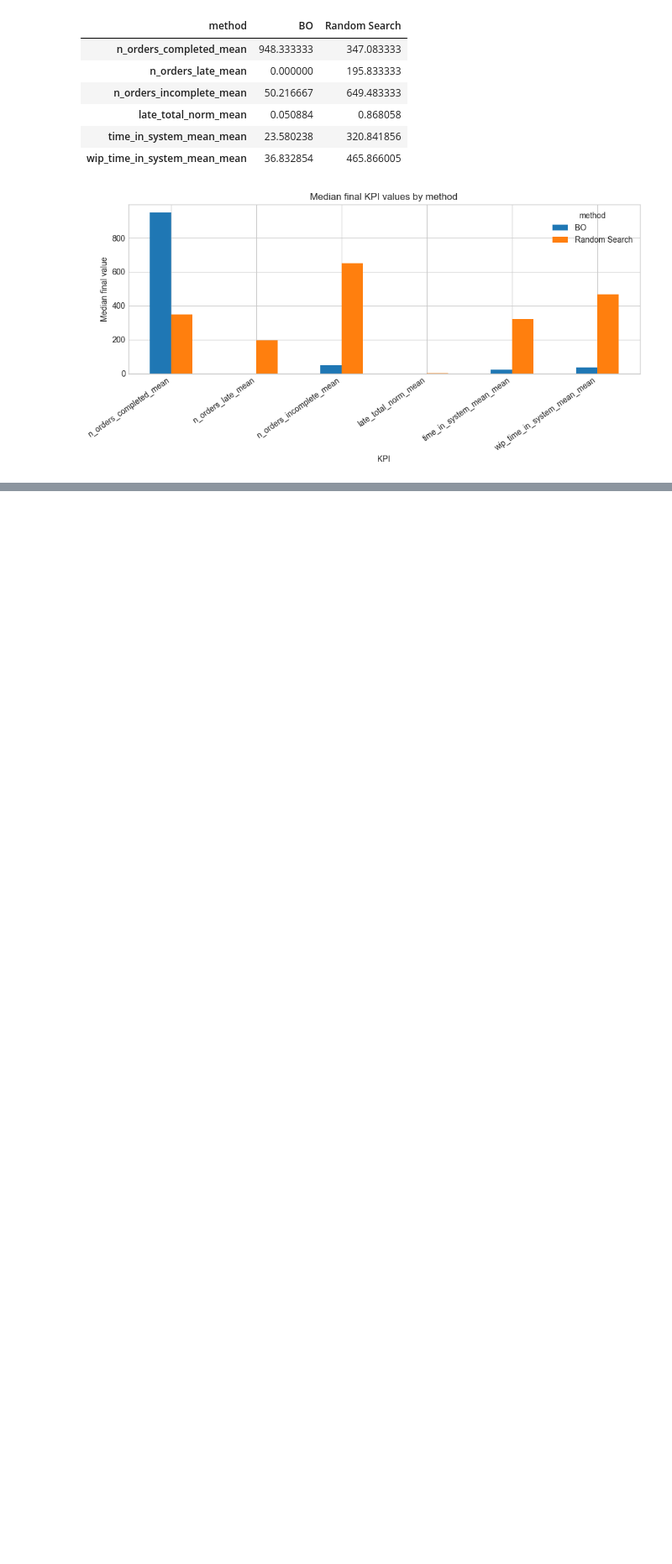
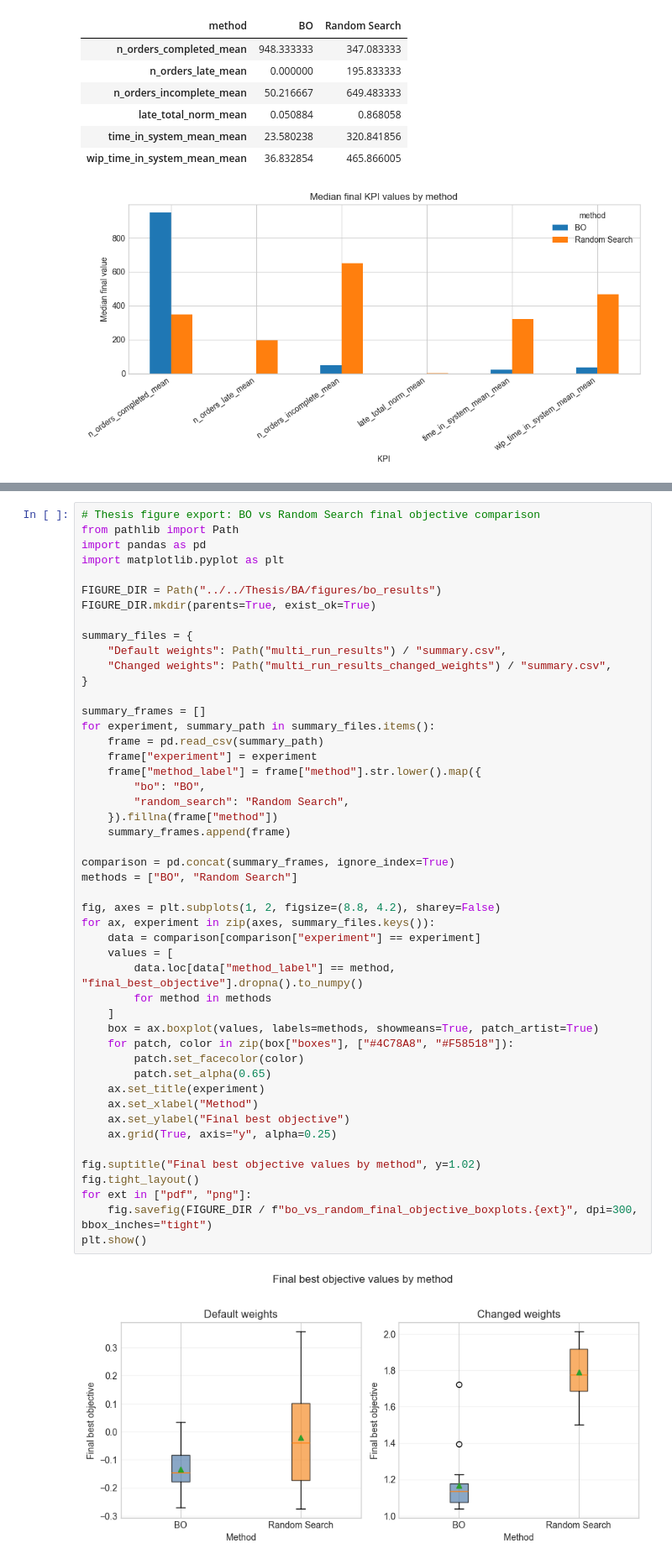
Before and after one commit to Dmfefnf/BA-Simulation-Optimization, a Jupyter notebook: BO/multi_run_analysis.ipynb, the cells around one changed output, grey strips where cells are left out. Shown at 84% size. Drawn from its saved outputs; the diff is of its cells as text; blank space fills up the shorter version.

```diff
--- a/BO/multi_run_analysis.ipynb
+++ b/BO/multi_run_analysis.ipynb
@@ -309,0 +396,50 @@ else:
+# %%
+# Thesis figure export: BO vs Random Search final objective comparison
+from pathlib import Path
+import pandas as pd
+import matplotlib.pyplot as plt
+
+FIGURE_DIR = Path("../../Thesis/BA/figures/bo_results")
+FIGURE_DIR.mkdir(parents=True, exist_ok=True)
+
+summary_files = {
+    "Default weights": Path("multi_run_results") / "summary.csv",
+    "Changed weights": Path("multi_run_results_changed_weights") / "summary.csv",
+}
+
+summary_frames = []
+for experiment, summary_path in summary_files.items():
+    frame = pd.read_csv(summary_path)
+    frame["experiment"] = experiment
+    frame["method_label"] = frame["method"].str.lower().map({
+        "bo": "BO",
+        "random_search": "Random Search",
+    }).fillna(frame["method"])
+    summary_frames.append(frame)
+
+comparison = pd.concat(summary_frames, ignore_index=True)
+methods = ["BO", "Random Search"]
+
+fig, axes = plt.subplots(1, 2, figsize=(8.8, 4.2), sharey=False)
+for ax, experiment in zip(axes, summary_files.keys()):
+    data = comparison[comparison["experiment"] == experiment]
+    values = [
+        data.loc[data["method_label"] == method, "final_best_objective"].dropna().to_numpy()
+        for method in methods
+    ]
+    box = ax.boxplot(values, labels=methods, showmeans=True, patch_artist=True)
+    for patch, color in zip(box["boxes"], ["#4C78A8", "#F58518"]):
+        patch.set_facecolor(color)
+        patch.set_alpha(0.65)
+    ax.set_title(experiment)
+    ax.set_xlabel("Method")
+    ax.set_ylabel("Final best objective")
+    ax.grid(True, axis="y", alpha=0.25)
+
+fig.suptitle("Final best objective values by method", y=1.02)
+fig.tight_layout()
+for ext in ["pdf", "png"]:
+    fig.savefig(FIGURE_DIR / f"bo_vs_random_final_objective_boxplots.{ext}", dpi=300, bbox_inches="tight")
+plt.show()
+# %% [output]
+[figure, added]
```
Also changed, not shown: parts of 5 cells of this notebook, 4 other files.
